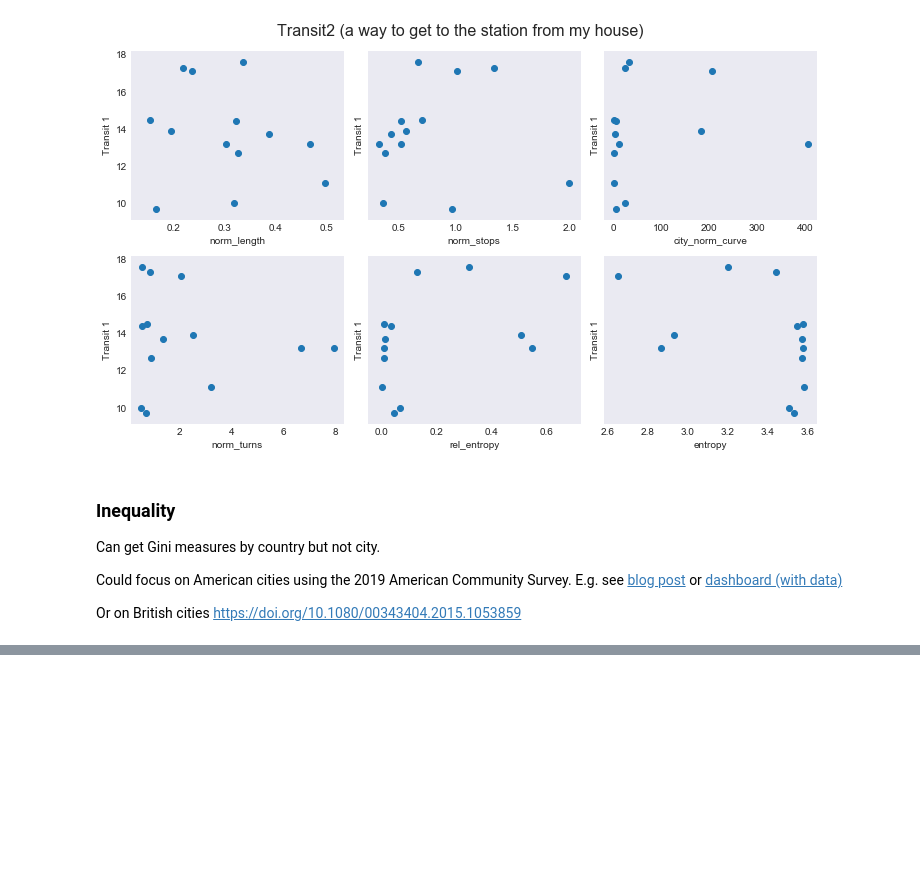
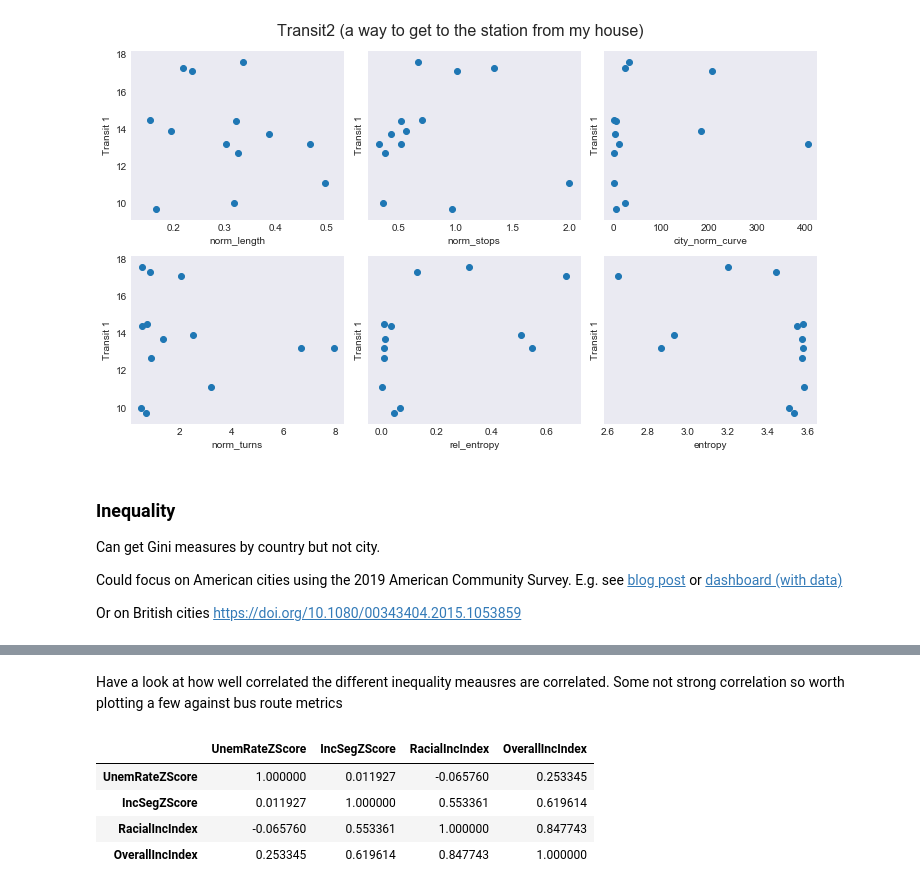
Before and after one commit to Urban-Analytics/BusAnalytics, a Jupyter notebook: Analysis/BusRouteAnalysis.ipynb, the cells around one changed output, grey strips where cells are left out. Cells and saved outputs as stored; diff of their text form; code cells hidden in the pictures; blank space fills up the shorter version.

```diff
--- a/Analysis/BusRouteAnalysis.ipynb
+++ b/Analysis/BusRouteAnalysis.ipynb
@@ -663,3 +670,13 @@ us_ineq
+# %% [markdown]
+Have a look at how well correlated the different inequality meausres are correlated. Some not strong correlation so worth plotting a few against bus route metrics
+# %%
+us_ineq.loc[:, ineq_vars].corr()
+# %% [output]
+|  | UnemRateZScore | IncSegZScore | RacialIncIndex | OverallIncIndex |
+| UnemRateZScore | 1.000000 | 0.011927 | -0.065760 | 0.253345 |
+| IncSegZScore | 0.011927 | 1.000000 | 0.553361 | 0.619614 |
+| RacialIncIndex | -0.065760 | 0.553361 | 1.000000 | 0.847743 |
+| OverallIncIndex | 0.253345 | 0.619614 | 0.847743 | 1.000000 |
 # %%
 # Link inqeuality data to the bus data
 metrics_ineq = city_metrics.set_index("CityName").join(us_ineq.set_index("Place"), how="inner")
```
Also changed, not shown: parts of 5 cells of this notebook.
